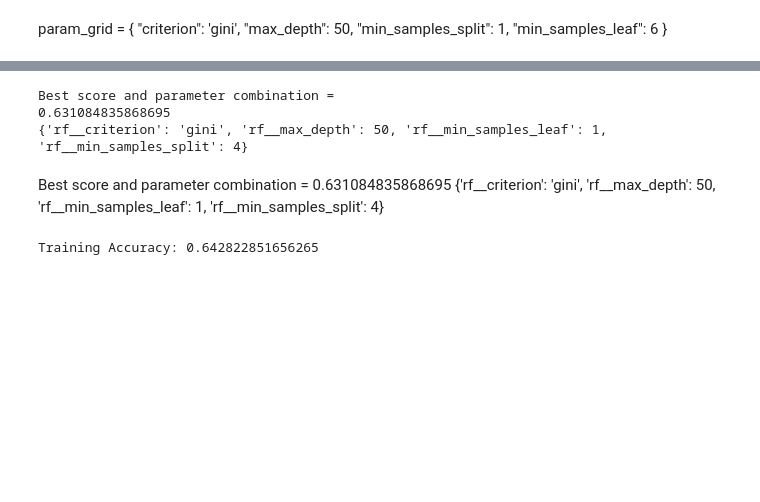
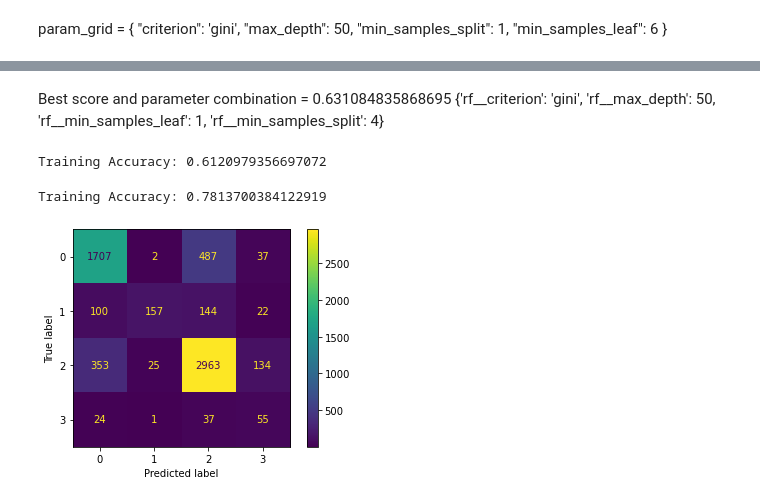
Before and after one commit to cjunhyuk/Apple-Google-Sentiment-Analysis, a Jupyter notebook: EDA.ipynb, the cells around one changed output, grey strips where cells are left out. Saved outputs shown, nothing was run; the diff lists cells and outputs as text; code cells hidden in the pictures; blank space fills up the shorter version.

Commit message:
Random Forest Classifier finally working

```diff
--- a/EDA.ipynb
+++ b/EDA.ipynb
@@ -418,14 +421,10 @@ GridSearchCV(cv=5,
                          'rf__min_samples_split': range(1, 10)},
              verbose=1)
 # %%
-print('Best score and parameter combination = ')
+# print('Best score and parameter combination = ')
 
-print(grid.best_score_)
-print(grid.best_params_)
+# print(grid.best_score_)
+# print(grid.best_params_)
-# %% [output]
-Best score and parameter combination =
-0.631084835868695
-{'rf__criterion': 'gini', 'rf__max_depth': 50, 'rf__min_samples_leaf': 1, 'rf__min_samples_split': 4}
 # %% [markdown]
 Best score and parameter combination =
 0.631084835868695
@@ -437,11 +436,32 @@ X_train_grid, X_test_grid, y_train_grid, y_test_grid = train_test_split(X['tweet
 next_textclassifier = Pipeline([
    ('vect', CountVectorizer()),
    ('tfidf', TfidfTransformer()),
-   ('smote', SMOTE(random_state=42)),
+   ('smote', SMOTE(sampling_strategy = 'minority', random_state=42)),
    ('rf', RandomForestClassifier(max_depth = 50, min_samples_leaf = 1, min_samples_split = 4, random_state=42))])
 
 next_textclassifier.fit(X_train_grid, y_train_grid)
 y_pred = next_textclassifier.predict(X_test_grid)
 print("Training Accuracy:", accuracy_score(y_test_grid, y_pred))
 # %% [output]
-Training Accuracy: 0.642822851656265
+Training Accuracy: 0.6120979356697072
+# %%
+from imblearn.over_sampling import SMOTE
+from imblearn.pipeline import Pipeline as imbpipeline
+
+mnb_cv = imbpipeline(steps=[
+    ('preprocess', CountVectorizer()),
+    ('SMOTE', SMOTE(sampling_strategy = 'minority', random_state = 42)),
+    ('mnb', MultinomialNB())
+])
+
+mnb_cv.fit(X_t, y_t)
+preds = mnb_cv.predict(X_t)
+print("Training Accuracy:", mnb_cv.score(X_t, y_t))
+#mnb.fit(X_train, y_train)
+#preds = mnb_cv.predict(X_train)
+cm2 = confusion_matrix(y_t, preds)
+cm2display = ConfusionMatrixDisplay(cm2)
+cm2display.plot();
+# %% [output]
+Training Accuracy: 0.7813700384122919
+[figure, added]
```
Also changed, not shown: parts of 9 cells of this notebook.
